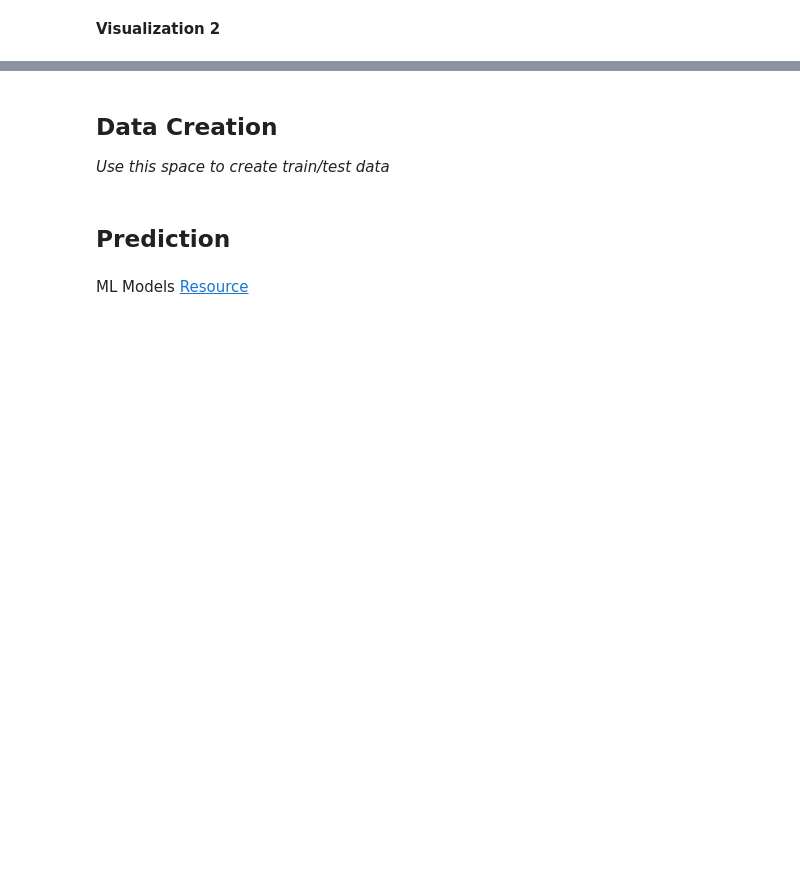
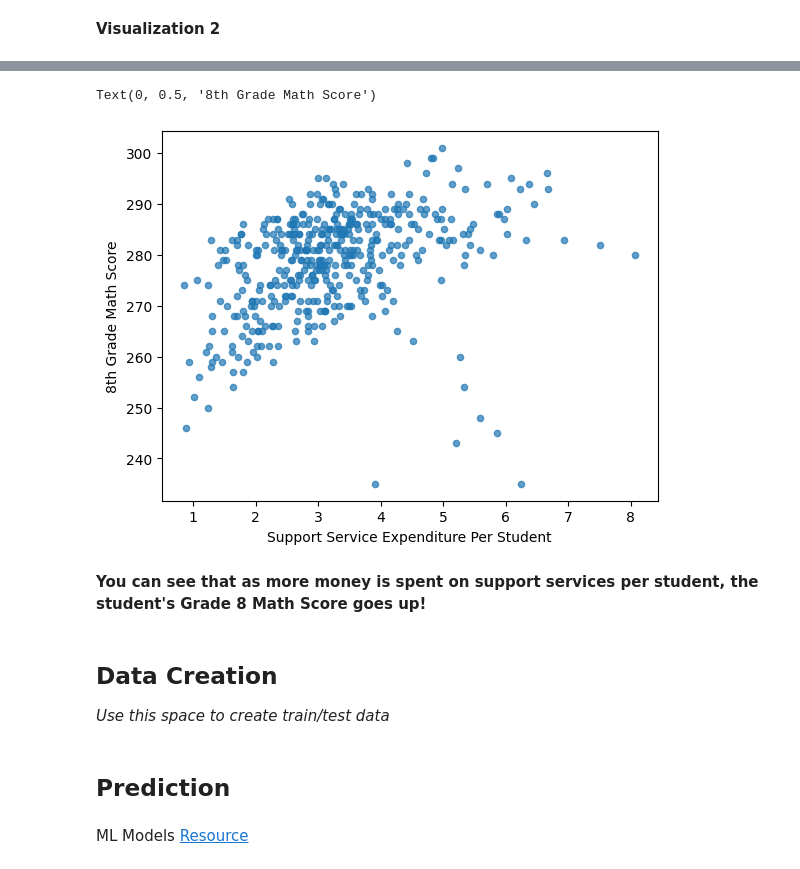
Before and after one commit to kailanirodriguez/MDST-Tutorial, a Jupyter notebook: tutorial1/checkpoint1.ipynb, the cells around one changed output, grey strips where cells are left out. Cells and saved outputs as stored; diff of their text form; code cells hidden in the pictures; blank space fills up the shorter version.

```diff
--- a/tutorial1/checkpoint1.ipynb
+++ b/tutorial1/checkpoint1.ipynb
@@ -175,3 +190,12 @@ Investigate the relationship between your chosen response variable and at least
+# %%
+df.plot.scatter(x='SUPPORT_SERVICES_EXPENDITURE_PER_STUDENT', y='AVG_MATH_8_SCORE', alpha=0.7)
+plt.xlabel('Support Service Expenditure Per Student')
+plt.ylabel('8th Grade Math Score')
+# %% [output]
+Text(0, 0.5, '8th Grade Math Score')
+[figure, added]
+# %% [markdown]
+**You can see that as more money is spent on support services per student, the student's Grade 8 Math Score goes up!**
 # %% [markdown]
 <h2> Data Creation </h2>
 
```
Also changed, not shown: parts of 16 cells of this notebook, 2 other files.
